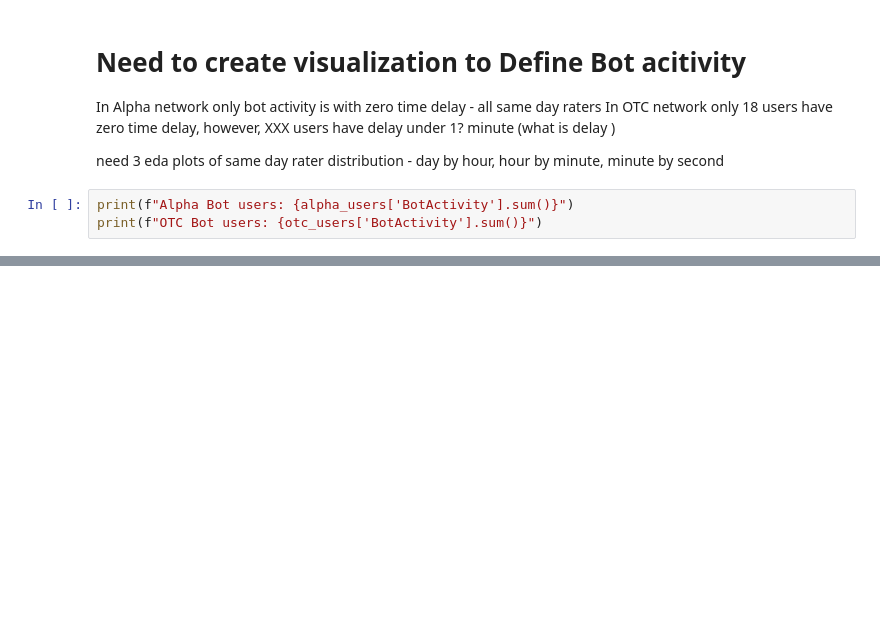
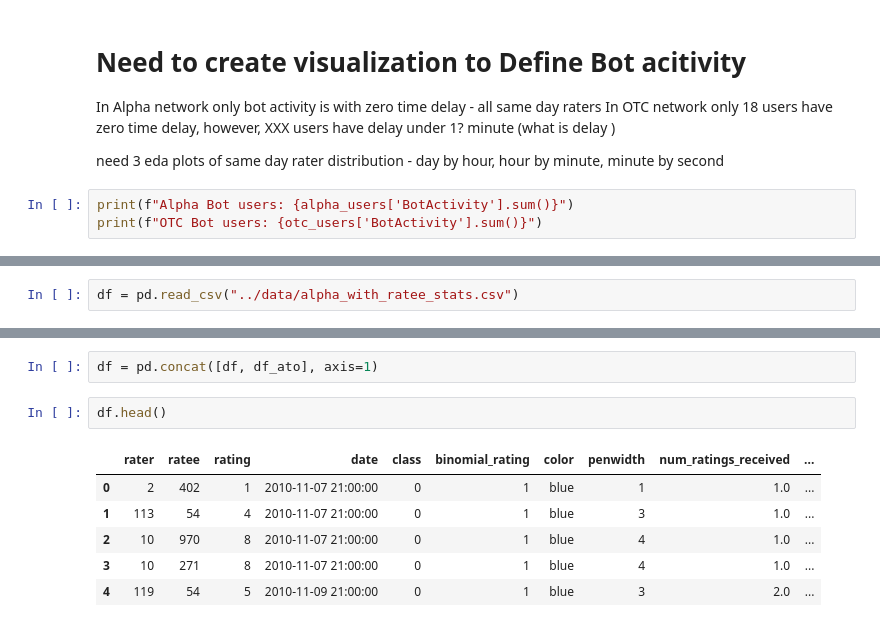
Before and after one commit to allanalberts/Fighting-Fraud-With-Graph-Theory, a Jupyter notebook: notebooks/working_notebook.ipynb, the cells around one changed output, grey strips where cells are left out. Cells and saved outputs as stored; diff of their text form; blank space fills up the shorter version.

```diff
--- a/notebooks/working_notebook.ipynb
+++ b/notebooks/working_notebook.ipynb
@@ -106,0 +111,2 @@ print(f"OTC Bot users: {otc_users['BotActivity'].sum()}")
+# %%
+df = pd.read_csv("../data/alpha_with_ratee_stats.csv")
@@ -106,0 +125,11 @@ print(f"OTC Bot users: {otc_users['BotActivity'].sum()}")
+# %%
+df = pd.concat([df, df_ato], axis=1)
+# %%
+df.head()
+# %% [output]
+|  | rater | ratee | rating | date | class | binomial_rating | color | penwidth | num_ratings_received | ... |
+| 0 | 2 | 402 | 1 | 2010-11-07 21:00:00 | 0 | 1 | blue | 1 | 1.0 | ... |
+| 1 | 113 | 54 | 4 | 2010-11-07 21:00:00 | 0 | 1 | blue | 3 | 1.0 | ... |
+| 2 | 10 | 970 | 8 | 2010-11-07 21:00:00 | 0 | 1 | blue | 4 | 1.0 | ... |
+| 3 | 10 | 271 | 8 | 2010-11-07 21:00:00 | 0 | 1 | blue | 4 | 1.0 | ... |
+| 4 | 119 | 54 | 5 | 2010-11-09 21:00:00 | 0 | 1 | blue | 3 | 2.0 | ... |
```
Also changed, not shown: parts of 28 cells of this notebook, 2 other files.
